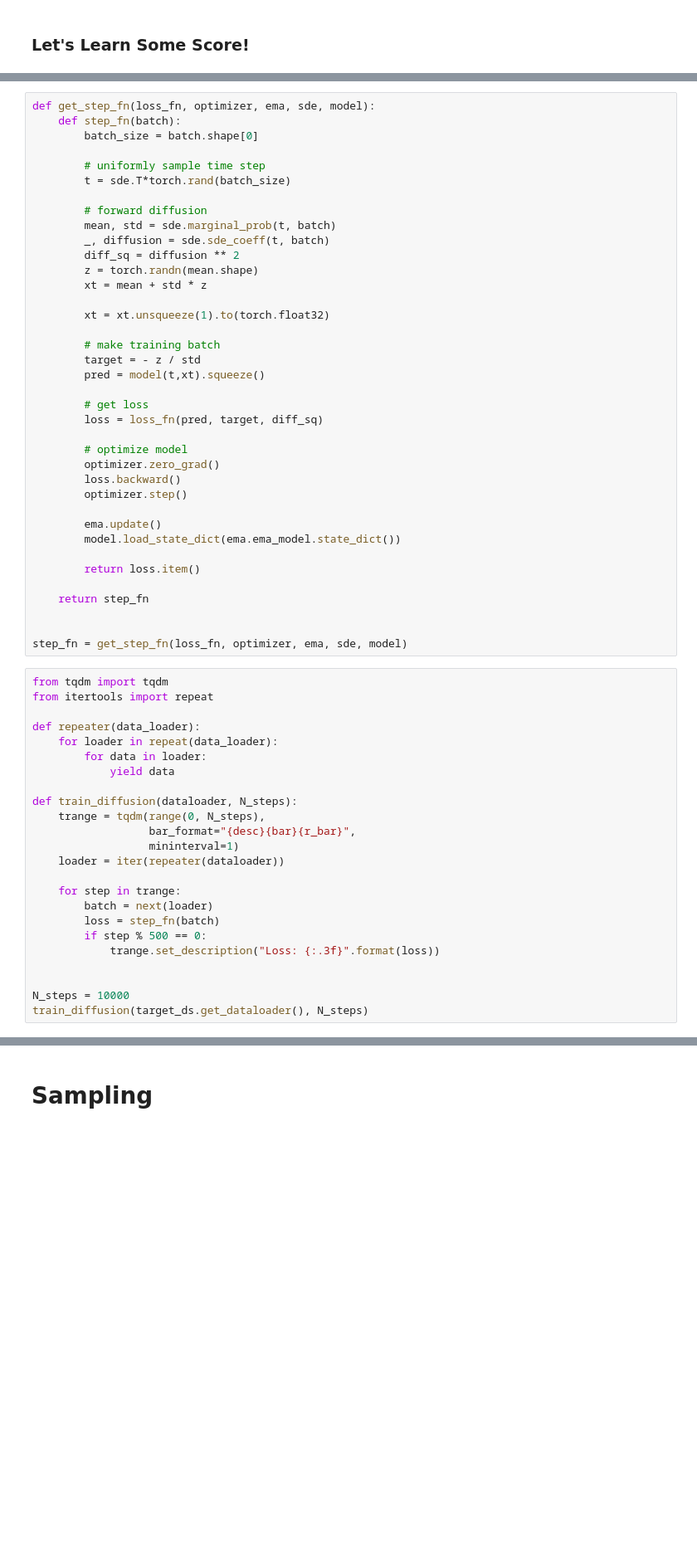
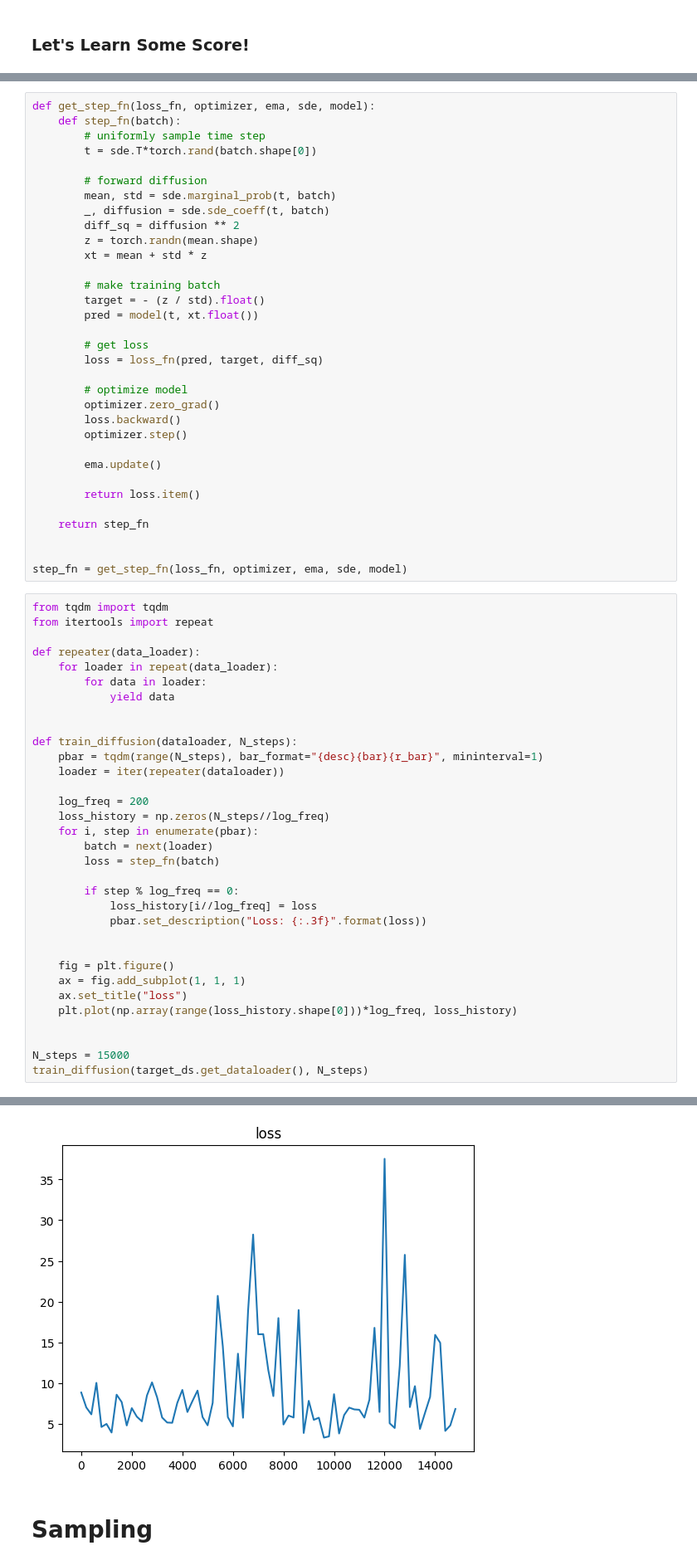
Before and after one commit to min-hieu/HelloScore, a Jupyter notebook: HelloScore.ipynb, the cells around one changed output, grey strips where cells are left out. Shown at 83% size. Drawn from its saved outputs; the diff is of its cells as text; blank space fills up the shorter version.

```diff
--- a/HelloScore.ipynb
+++ b/HelloScore.ipynb
@@ -389,10 +371,8 @@ ema =  EMA(model, beta=0.99)
 # %%
 def get_step_fn(loss_fn, optimizer, ema, sde, model):
     def step_fn(batch):
-        batch_size = batch.shape[0]
-
         # uniformly sample time step
-        t = sde.T*torch.rand(batch_size)
+        t = sde.T*torch.rand(batch.shape[0])
 
         # forward diffusion
         mean, std = sde.marginal_prob(t, batch)
@@ -401,11 +381,9 @@ def get_step_fn(loss_fn, optimizer, ema, sde, model):
         z = torch.randn(mean.shape)
         xt = mean + std * z
 
-        xt = xt.unsqueeze(1).to(torch.float32)
-
         # make training batch
-        target = - z / std
-        pred = model(t,xt).squeeze()
+        target = - (z / std).float()
+        pred = model(t, xt.float())
 
         # get loss
         loss = loss_fn(pred, target, diff_sq)
@@ -416,7 +394,6 @@ def get_step_fn(loss_fn, optimizer, ema, sde, model):
         optimizer.step()
 
         ema.update()
-        model.load_state_dict(ema.ema_model.state_dict())
 
         return loss.item()
 
@@ -433,18 +410,28 @@ def repeater(data_loader):
         for data in loader:
             yield data
 
+
 def train_diffusion(dataloader, N_steps):
-    trange = tqdm(range(0, N_steps),
-                  bar_format="{desc}{bar}{r_bar}",
-                  mininterval=1)
+    pbar = tqdm(range(N_steps), bar_format="{desc}{bar}{r_bar}", mininterval=1)
     loader = iter(repeater(dataloader))
 
-    for step in trange:
+    log_freq = 200
+    loss_history = np.zeros(N_steps//log_freq)
+    for i, step in enumerate(pbar):
         batch = next(loader)
         loss = step_fn(batch)
-        if step % 500 == 0:
-            trange.set_description("Loss: {:.3f}".format(loss))
+
+        if step % log_freq == 0:
+            loss_history[i//log_freq] = loss
+            pbar.set_description("Loss: {:.3f}".format(loss))
 
 
-N_steps = 10000
+    fig = plt.figure()
+    ax = fig.add_subplot(1, 1, 1)
+    ax.set_title("loss")
+    plt.plot(np.array(range(loss_history.shape[0]))*log_freq, loss_history)
+
+
+N_steps = 15000
 train_diffusion(target_ds.get_dataloader(), N_steps)
+# %% [output]
@@ -451,3 +439,4 @@ train_diffusion(target_ds.get_dataloader(), N_steps)
+[figure, added]
 # %% [markdown]
 # Sampling
 # %%
```
Also changed, not shown: parts of 11 cells of this notebook.
